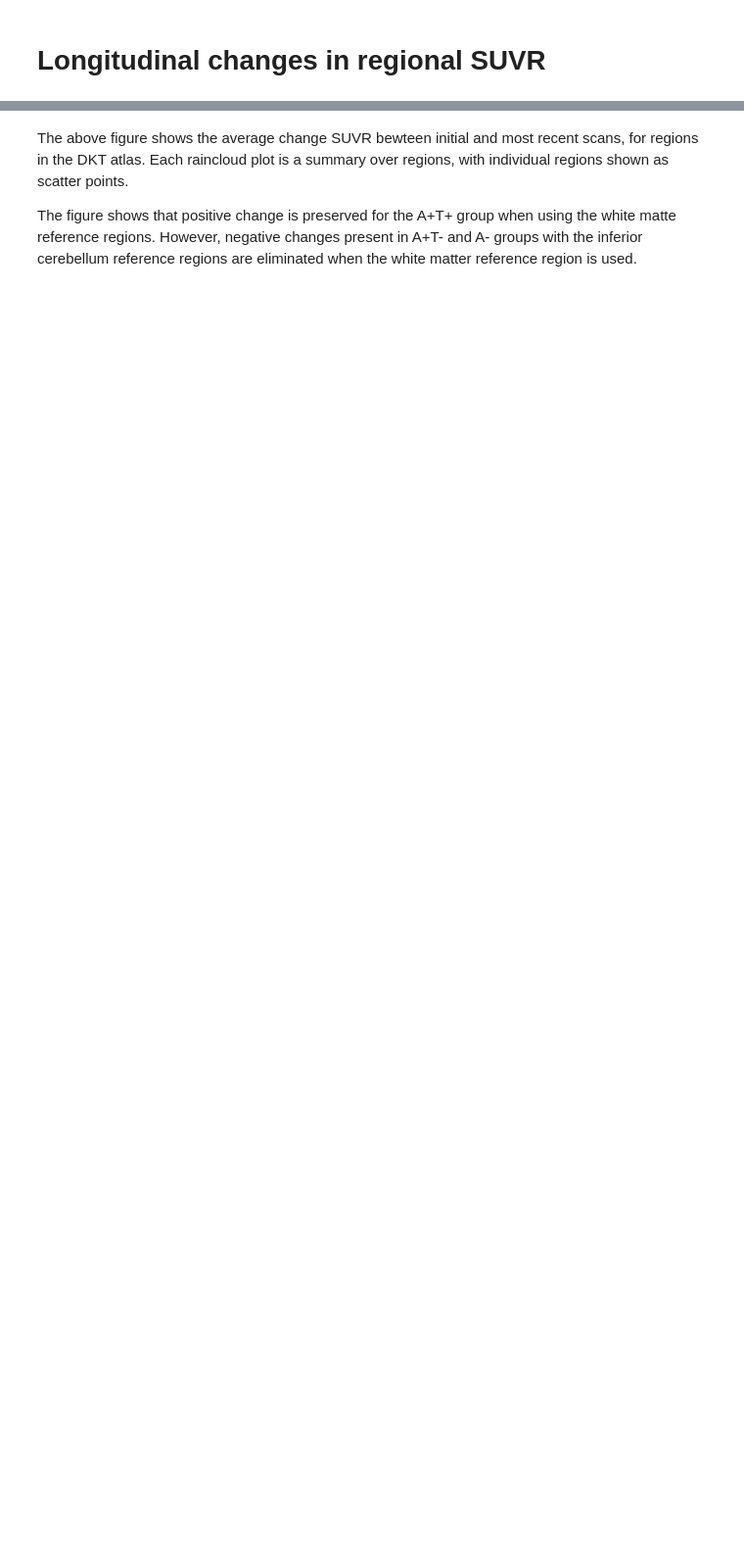
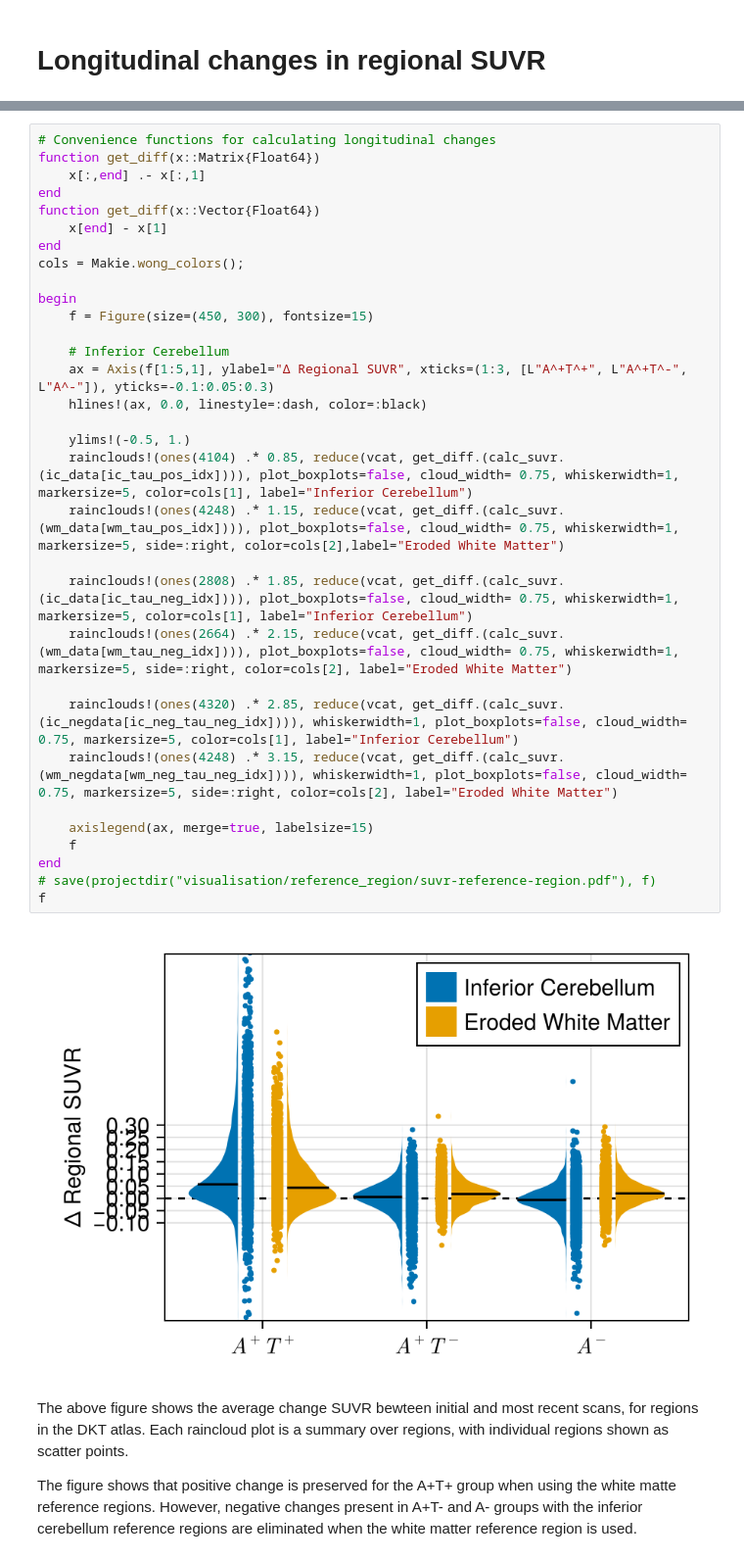
Before and after one commit to PavanChaggar/local-fkpp, a Jupyter notebook: adni/inference/analysis/notebooks/reference_region_analysis.ipynb, the cells around one changed output, grey strips where cells are left out. Shown at 98% size. Cells and saved outputs as stored; diff of their text form; blank space fills up the shorter version.

```diff
--- a/adni/inference/analysis/notebooks/reference_region_analysis.ipynb
+++ b/adni/inference/analysis/notebooks/reference_region_analysis.ipynb
@@ -168,3 +200,37 @@ f
+# %%
+# Convenience functions for calculating longitudinal changes
+function get_diff(x::Matrix{Float64})
+    x[:,end] .- x[:,1]
+end
+function get_diff(x::Vector{Float64})
+    x[end] - x[1]
+end
+cols = Makie.wong_colors();
+
+begin
+    f = Figure(size=(450, 300), fontsize=15)
+
+    # Inferior Cerebellum
+    ax = Axis(f[1:5,1], ylabel="Δ Regional SUVR", xticks=(1:3, [L"A^+T^+", L"A^+T^-", L"A^-"]), yticks=-0.1:0.05:0.3)
+    hlines!(ax, 0.0, linestyle=:dash, color=:black)
+
+    ylims!(-0.5, 1.)
+    rainclouds!(ones(4104) .* 0.85, reduce(vcat, get_diff.(calc_suvr.(ic_data[ic_tau_pos_idx]))), plot_boxplots=false, cloud_width= 0.75, whiskerwidth=1, markersize=5, color=cols[1], label="Inferior Cerebellum")
+    rainclouds!(ones(4248) .* 1.15, reduce(vcat, get_diff.(calc_suvr.(wm_data[wm_tau_pos_idx]))), plot_boxplots=false, cloud_width= 0.75, whiskerwidth=1, markersize=5, side=:right, color=cols[2],label="Eroded White Matter")
+
+    rainclouds!(ones(2808) .* 1.85, reduce(vcat, get_diff.(calc_suvr.(ic_data[ic_tau_neg_idx]))), plot_boxplots=false, cloud_width= 0.75, whiskerwidth=1, markersize=5, color=cols[1], label="Inferior Cerebellum")
+    rainclouds!(ones(2664) .* 2.15, reduce(vcat, get_diff.(calc_suvr.(wm_data[wm_tau_neg_idx]))), plot_boxplots=false, cloud_width= 0.75, whiskerwidth=1, markersize=5, side=:right, color=cols[2], label="Eroded White Matter")
+
+    rainclouds!(ones(4320) .* 2.85, reduce(vcat, get_diff.(calc_suvr.(ic_negdata[ic_neg_tau_neg_idx]))), whiskerwidth=1, plot_boxplots=false, cloud_width= 0.75, markersize=5, color=cols[1], label="Inferior Cerebellum")
+    rainclouds!(ones(4248) .* 3.15, reduce(vcat, get_diff.(calc_suvr.(wm_negdata[wm_neg_tau_neg_idx]))), whiskerwidth=1, plot_boxplots=false, cloud_width= 0.75, markersize=5, side=:right, color=cols[2], label="Eroded White Matter")
+
+    axislegend(ax, merge=true, labelsize=15)
+    f
+end
+# save(projectdir("visualisation/reference_region/suvr-reference-region.pdf"), f)
+f
+# %% [output]
+[figure, added]
 # %% [markdown]
 The above figure shows the average change SUVR bewteen initial and most recent scans, for regions in the DKT atlas. Each raincloud plot is a summary over regions, with individual regions shown as scatter points.
 
```
Also changed, not shown: parts of 9 cells of this notebook, 1 other file.
